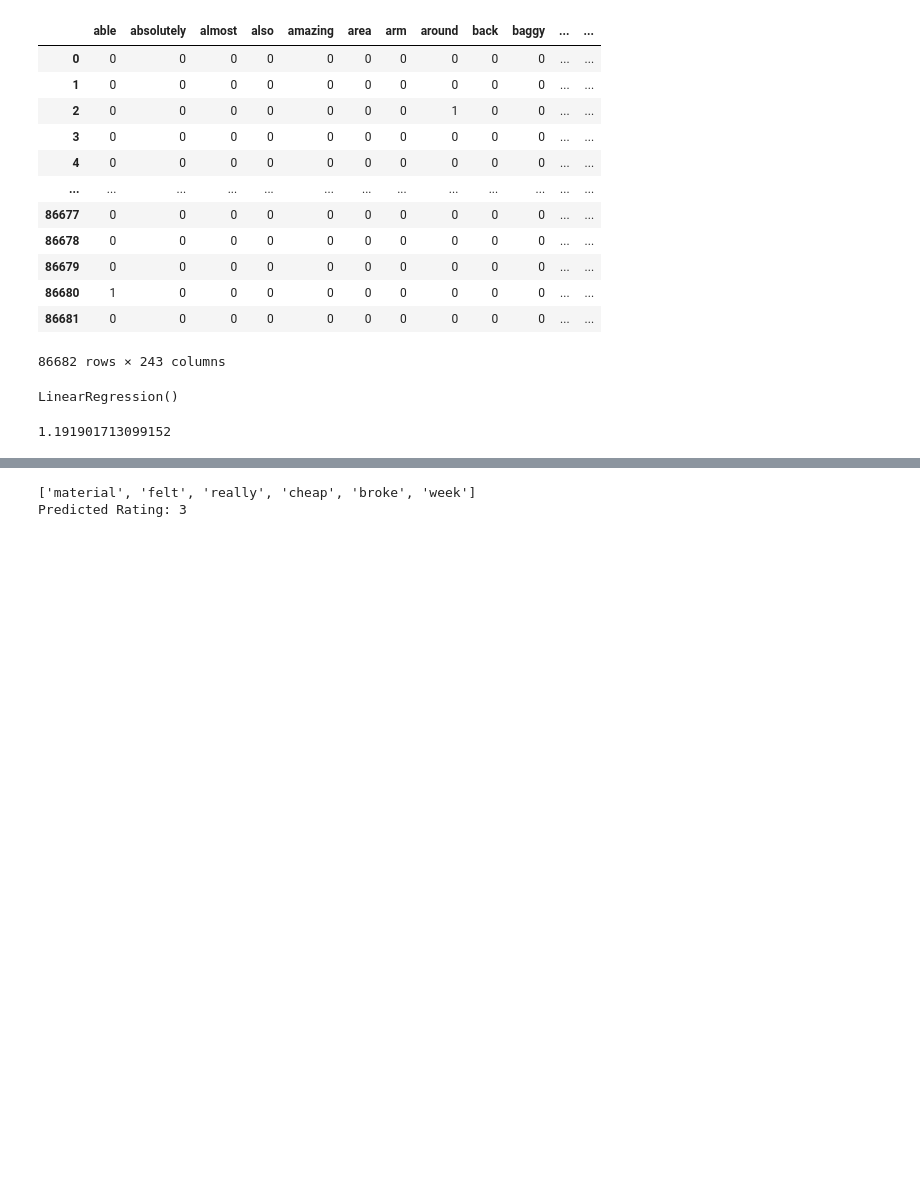
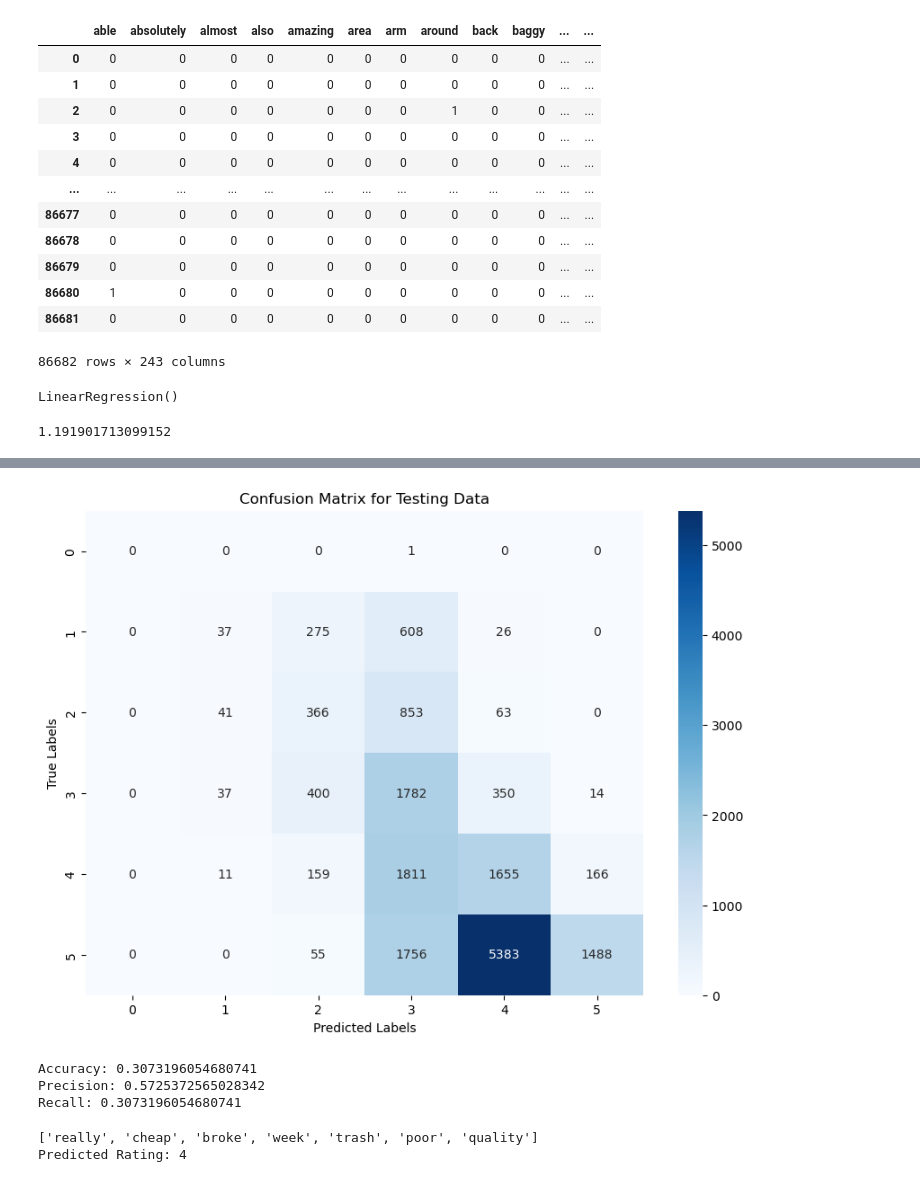
Before and after one commit to OrenKGit/CSE151A_GP, a Jupyter notebook: model.ipynb, the cells around one changed output, grey strips where cells are left out. Cells and saved outputs as stored; diff of their text form; code cells hidden in the pictures; blank space fills up the shorter version.

```diff
--- a/model.ipynb
+++ b/model.ipynb
@@ -163,5 +207,32 @@ print(mse)
+# %%
+cm_train = confusion_matrix(y_train, y_train_pred)
+cm_test = confusion_matrix(y_test, y_test_pred)
+
+plt.figure(figsize=(10, 7))
+
+sns.heatmap(cm_test, annot=True, fmt="d", cmap="Blues",
+            xticklabels=np.unique(y_test), yticklabels=np.unique(y_test))
+plt.title('Confusion Matrix for Testing Data')
+plt.xlabel('Predicted Labels')
+plt.ylabel('True Labels')
+plt.show()
+# %% [output]
+[figure, added]
+# %%
+from sklearn.metrics import accuracy_score, precision_score, recall_score
+accuracy = accuracy_score(y_test, y_test_pred)
+precision = precision_score(y_test, y_test_pred, average='weighted')
+recall = recall_score(y_test, y_test_pred, average='weighted')
+
+print(f"Accuracy: {accuracy}")
+print(f"Precision: {precision}")
+print(f"Recall: {recall}")
+# %% [output]
+Accuracy: 0.3073196054680741
+Precision: 0.5725372565028342
+Recall: 0.3073196054680741
 # %%
-user_input = "The material felt really cheap and it broke after a week."
+user_input = "really cheap and it broke after a week, trash, poor quality"
 
 user_input_processed = preprocess_text(user_input)
 print(user_input_processed)
@@ -171,5 +242,5 @@ user_input_prediction = model.predict(user_input_vectorized)
 predicted_rating = np.clip(np.round(user_input_prediction), 1, 5).astype(int)
 print(f"Predicted Rating: {predicted_rating[0]}")
 # %% [output]
-['material', 'felt', 'really', 'cheap', 'broke', 'week']
-Predicted Rating: 3
+['really', 'cheap', 'broke', 'week', 'trash', 'poor', 'quality']
+Predicted Rating: 4
```
Also changed, not shown: parts of 8 cells of this notebook.
